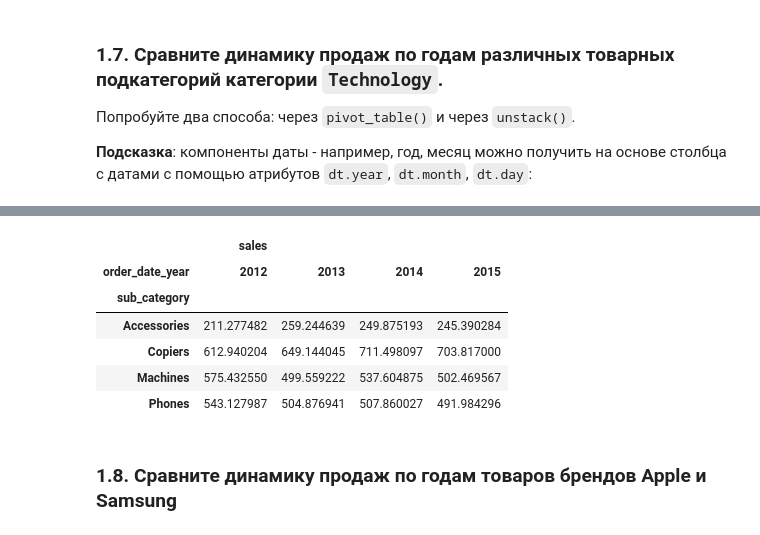
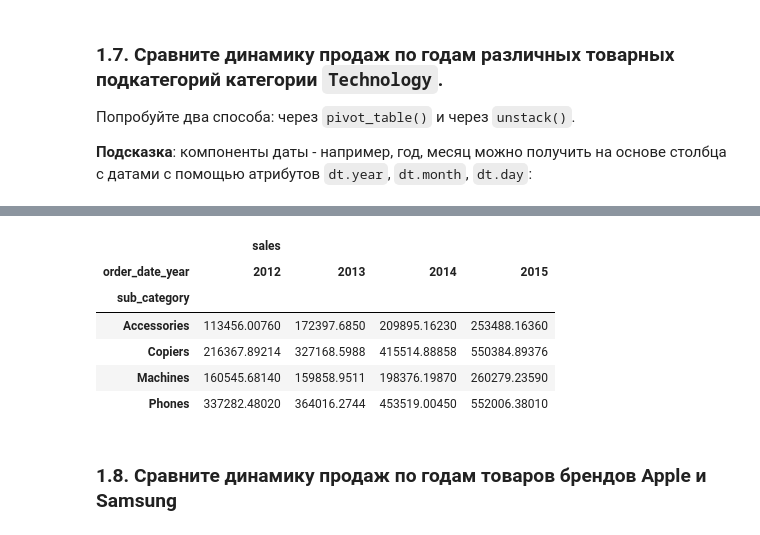
Before and after one commit to sevenzing/delete_this, a Jupyter notebook: lab5/seminar5_groupby_joins.ipynb, the cells around one changed output, grey strips where cells are left out. Drawn from its saved outputs; the diff is of its cells as text; code cells hidden in the pictures.

```diff
--- a/lab5/seminar5_groupby_joins.ipynb
+++ b/lab5/seminar5_groupby_joins.ipynb
@@ -292,16 +307,20 @@ orders_stat
 # %%
+# создаем таблицу только с категорией Technology
 technology = orders.query('category == "Technology"')[['sub_category', 'order_date', 'sales']]
+
+# преобразуем дату к году
 technology['order_date_year'] = technology['order_date'].apply(lambda x: x.year)
 
-technology.pivot_table(['sales'], index = 'sub_category', columns = 'order_date_year', aggfunc=('mean'))
+# делаем pivot table и суммируем sales у каждого года
+technology.pivot_table(['sales'], index = 'sub_category', columns = 'order_date_year', aggfunc='sum')
 # %% [output]
 |  | sales |  |  |  |
 | order_date_year | 2012 | 2013 | 2014 | 2015 |
 | sub_category |  |  |  |  |
-| Accessories | 211.277482 | 259.244639 | 249.875193 | 245.390284 |
-| Copiers | 612.940204 | 649.144045 | 711.498097 | 703.817000 |
-| Machines | 575.432550 | 499.559222 | 537.604875 | 502.469567 |
-| Phones | 543.127987 | 504.876941 | 507.860027 | 491.984296 |
+| Accessories | 113456.00760 | 172397.6850 | 209895.16230 | 253488.16360 |
+| Copiers | 216367.89214 | 327168.5988 | 415514.88858 | 550384.89376 |
+| Machines | 160545.68140 | 159858.9511 | 198376.19870 | 260279.23590 |
+| Phones | 337282.48020 | 364016.2744 | 453519.00450 | 552006.38010 |
 # %% [markdown]
 
 ### 1.8. Сравните динамику продаж по годам товаров брендов Apple и Samsung
```
Also changed, not shown: parts of 12 cells of this notebook.
